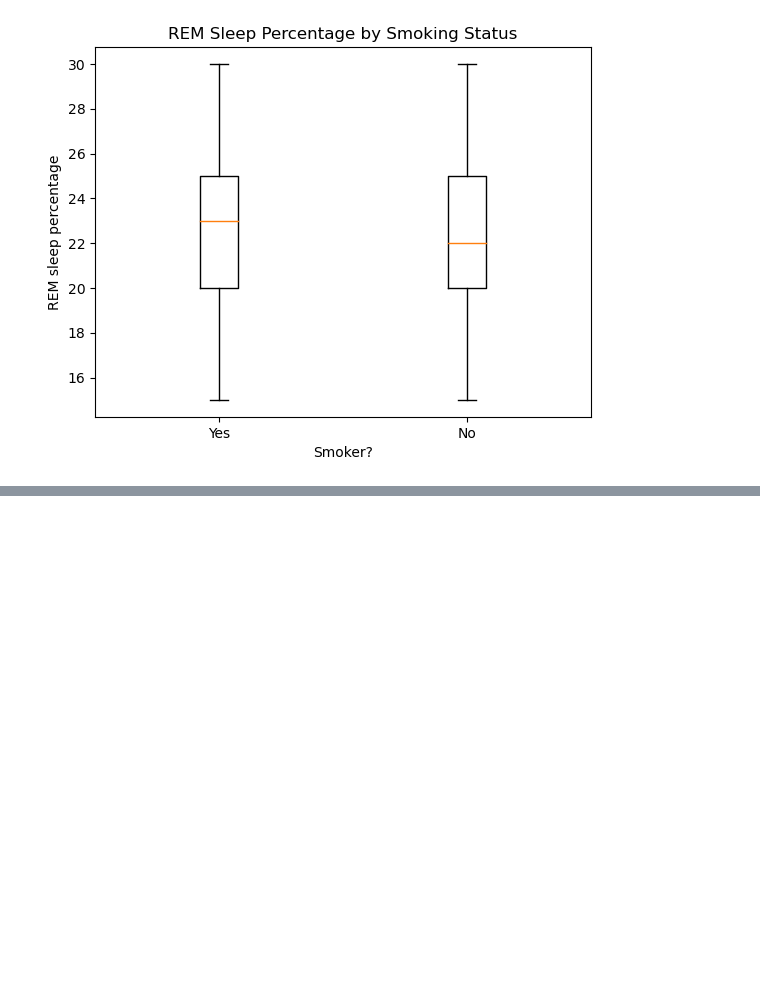
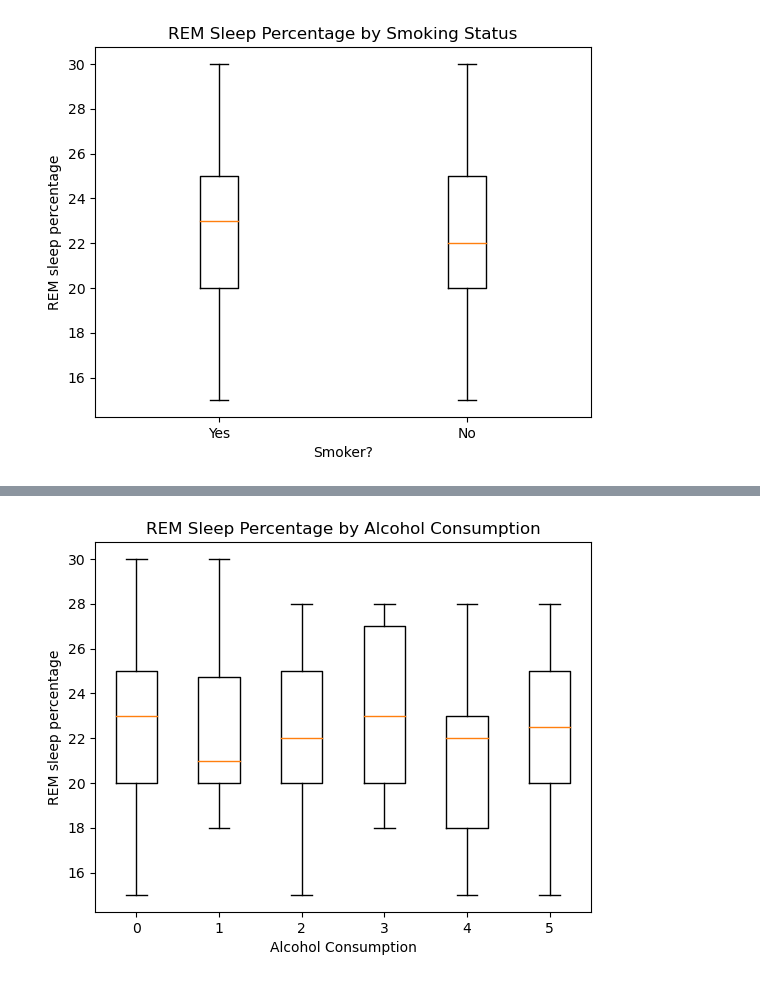
Before and after one commit to JenFreeze/Project_1, a Jupyter notebook: project1.ipynb, the cells around one changed output, grey strips where cells are left out. Saved outputs shown, nothing was run; the diff lists cells and outputs as text; code cells hidden in the pictures; blank space fills up the shorter version.

```diff
--- a/project1.ipynb
+++ b/project1.ipynb
@@ -382,0 +399,16 @@ plt.show()
+# %%
+REM_sleep = []
+alcohol = [0, 1, 2, 3, 4, 5]
+
+for option in alcohol:
+    current_df = sleep_df.loc[sleep_df["Alcohol consumption"] == option]
+    sleep_values = current_df["REM sleep percentage"]
+    REM_sleep.append(sleep_values)
+
+plt.boxplot(REM_sleep, labels=alcohol)
+plt.xlabel("Alcohol Consumption")
+plt.ylabel("REM sleep percentage")
+plt.title("REM Sleep Percentage by Alcohol Consumption")
+plt.show()
+# %% [output]
+[figure, added]
```
Also changed, not shown: parts of 1 cell of this notebook.
